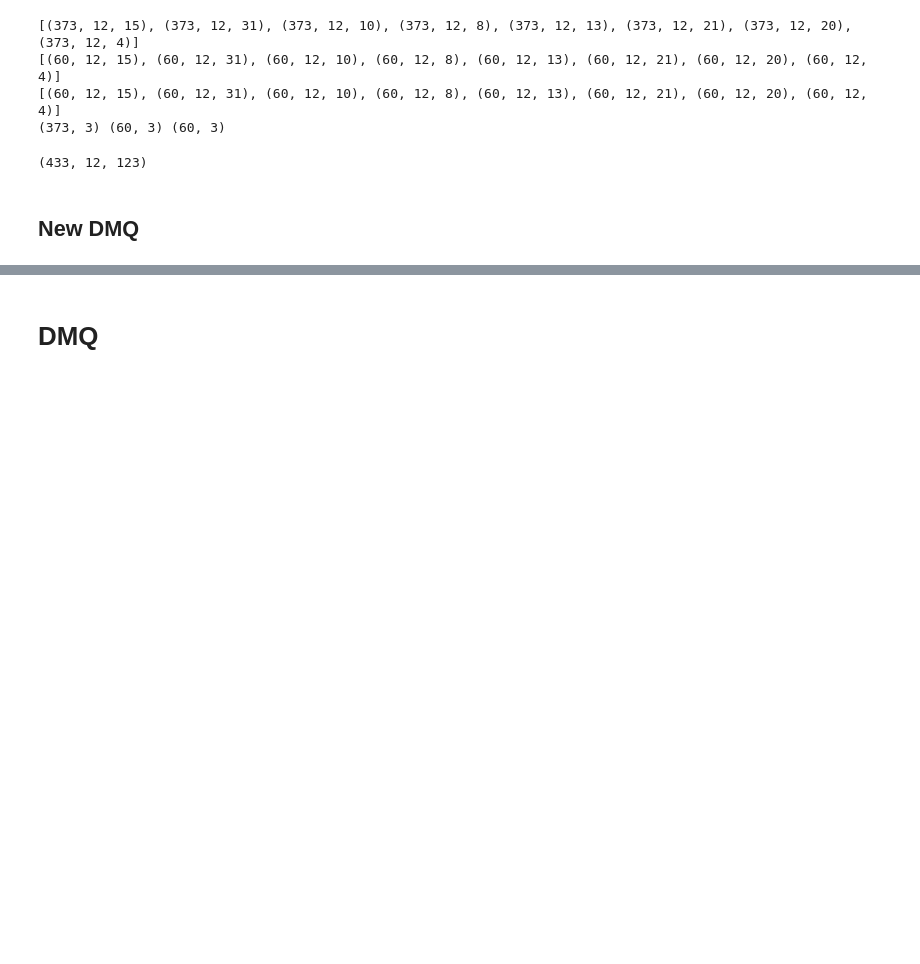
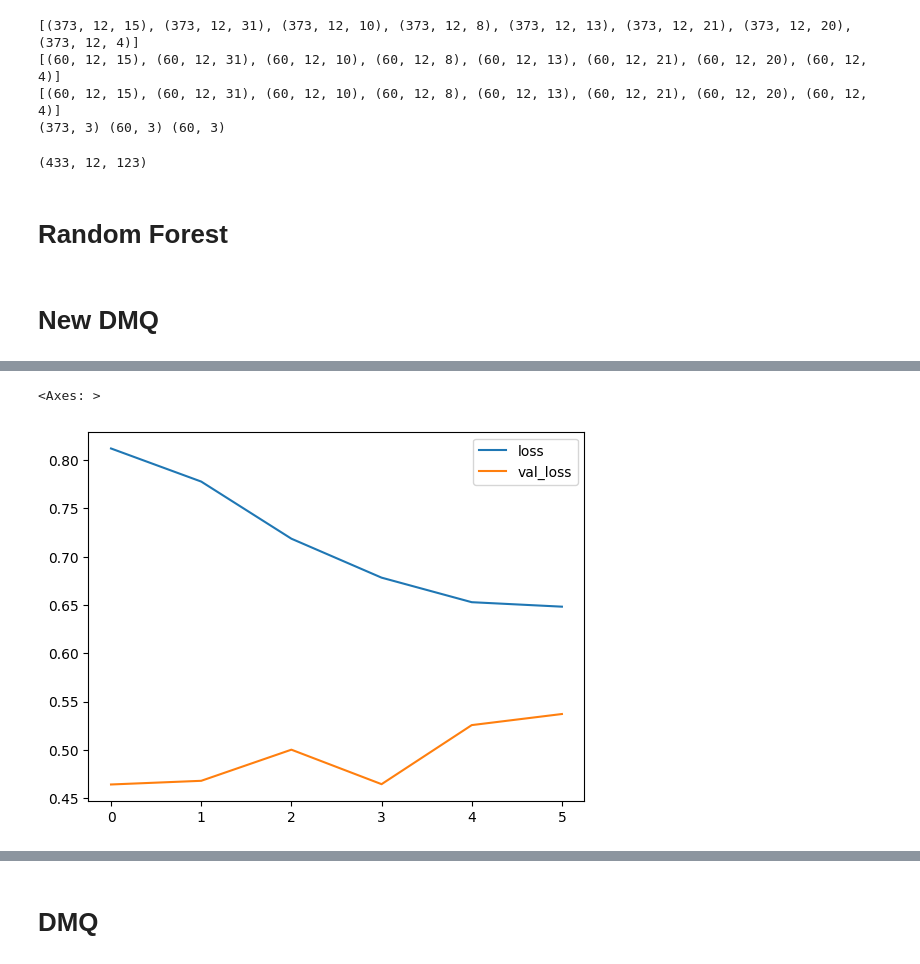
Before and after one commit to rproner1/MacroAtRisk, a Jupyter notebook: tuning.ipynb, the cells around one changed output, grey strips where cells are left out. Saved outputs shown, nothing was run; the diff lists cells and outputs as text; code cells hidden in the pictures; blank space fills up the shorter version.

```diff
--- a/tuning.ipynb
+++ b/tuning.ipynb
@@ -1024,3 +1024,5 @@ mq_y_train_rnn_full = np.concatenate([mq_y_train_rnn, mq_y_val_rnn], axis=0)
 X_train_rnn_full.shape
 # %% [output]
 (433, 12, 123)
+# %% [markdown]
+# Random Forest
@@ -1027,2 +1032,58 @@ X_train_rnn_full.shape
 # %% [markdown]
-## New DMQ
+# New DMQ
+# %%
+keras.utils.set_random_seed(1)
+
+input_shapes = [X_train_rnn.shape[1:]] if not isinstance(X_train_rnn, list) else [X.shape[1:] for X in X_train_rnn]
+
+bias_initializers = {
+    q: keras.initializers.Constant(y_train.quantile(q)) for q in QUANTILES
+}
+
+builder_params = {
+    'input_shapes': input_shapes,
+    'shared_recurrent_sizes' : [32]*4,
+    'shared_dense_sizes': [32]*4,
+    'task_sizes': [16]*4,
+    'recurrent_type': 'lstm',
+    'dense_activation': 'relu',
+    'dense_kernel_initializer': 'he_normal',
+    'bias_initializers' : bias_initializers,
+    'loss_weights' : None
+}
+
+hps = {
+    'lr': 1e-3,
+    'l2': 0.0,
+    'dropout': 0.1
+}
+
+builder_params.update(hps)
+
+model = build_dmq_prev(
+    **builder_params
+)
+
+# keras.utils.plot_model(model)
+
+early_stopping = EarlyStopping(
+    monitor='val_loss',
+    min_delta=1e-4,
+    patience=5
+)
+
+history = model.fit(
+    X_train_rnn,
+    mq_y_train_rnn,
+    epochs=200,
+    batch_size=4,
+    validation_data=(X_val_rnn, mq_y_val_rnn),
+    callbacks=[
+        early_stopping
+    ],
+    verbose=1,
+    shuffle=True
+)
+
+pd.DataFrame(history.history).plot()
+# %% [output]
@@ -1028,0 +1102,2 @@ X_train_rnn_full.shape
+<Axes: >
+[figure, added]
```
Also changed, not shown: parts of 12 cells of this notebook.
